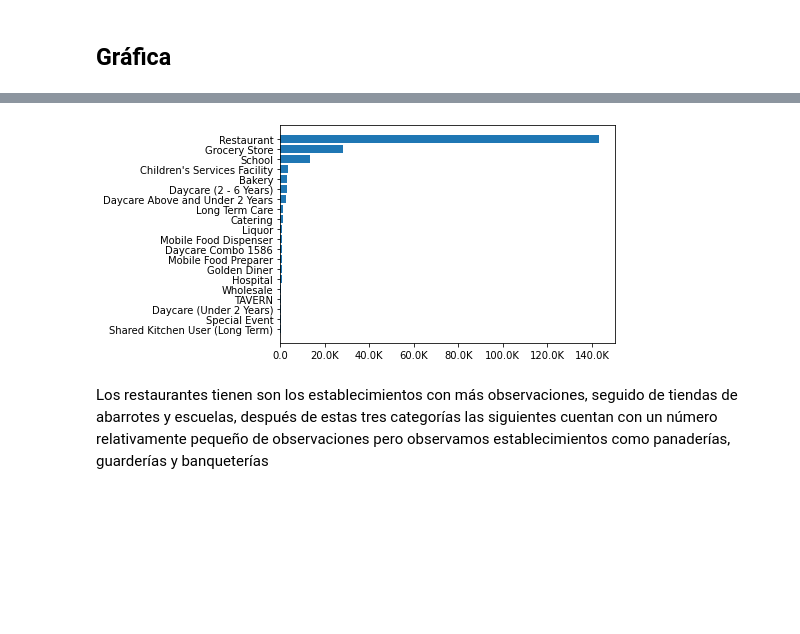
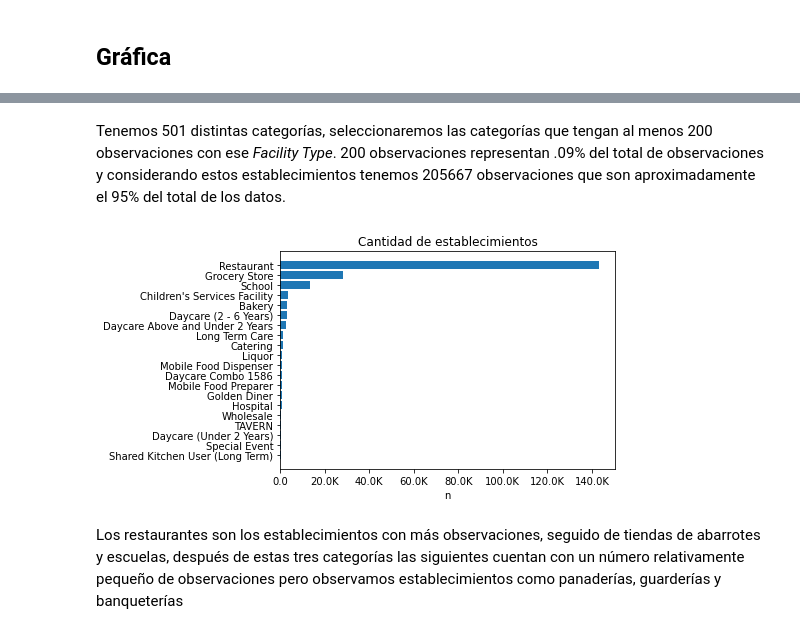
Before and after one commit to AnaTorresR/DPA-ADEI, a Jupyter notebook: notebooks/EDA_inspections.ipynb, the cells around one changed output, grey strips where cells are left out. Drawn from its saved outputs; the diff is of its cells as text; code cells hidden in the pictures; blank space fills up the shorter version.

```diff
--- a/notebooks/EDA_inspections.ipynb
+++ b/notebooks/EDA_inspections.ipynb
@@ -252,10 +214,0 @@ Tenemos 501 distintas categorías, seleccionaremos las categorías que tengan al
-# %%
-fig, ax = plt.subplots()
-ax.xaxis.set_major_formatter(number_formatter)
-plt.barh(establecimientos['Facility Type'], establecimientos['n'])
-plt.FuncFormatter(number_formatter)
-plt.show()
-# %% [output]
-[figure, removed]
-# %% [markdown]
-Los restaurantes tienen son los establecimientos con más observaciones, seguido de tiendas de abarrotes y escuelas, después de estas tres categorías las siguientes cuentan con un número relativamente pequeño de observaciones pero observamos establecimientos como panaderías, guarderías y banqueterías
@@ -261,0 +220,14 @@ Los restaurantes tienen son los establecimientos con más observaciones, seguido
+# %% [markdown]
+Tenemos 501 distintas categorías, seleccionaremos las categorías que tengan al menos 200 observaciones con ese *Facility Type*. 200 observaciones representan .09% del total de observaciones y considerando estos establecimientos tenemos 205667 observaciones que son aproximadamente el 95% del total de los datos.
+# %%
+fig, ax = plt.subplots()
+ax.xaxis.set_major_formatter(number_formatter)
+ax.set_title('Cantidad de establecimientos')
+plt.barh(establecimientos['Facility Type'], establecimientos['n'])
+ax.set_xlabel('n')
+plt.FuncFormatter(number_formatter)
+plt.show()
+# %% [output]
+[figure, added]
+# %% [markdown]
+Los restaurantes son los establecimientos con más observaciones, seguido de tiendas de abarrotes y escuelas, después de estas tres categorías las siguientes cuentan con un número relativamente pequeño de observaciones pero observamos establecimientos como panaderías, guarderías y banqueterías
```
Also changed, not shown: parts of 11 cells of this notebook.
